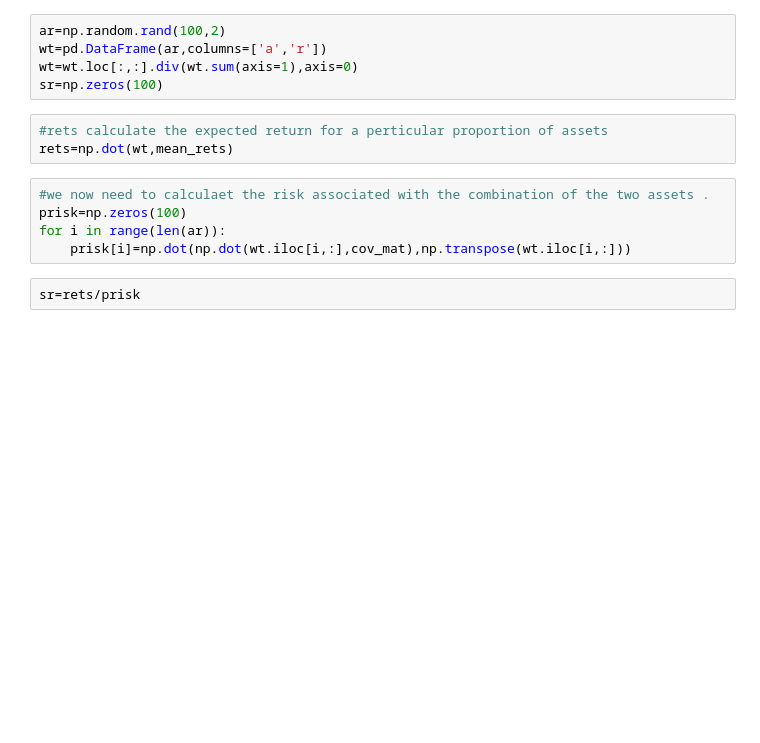
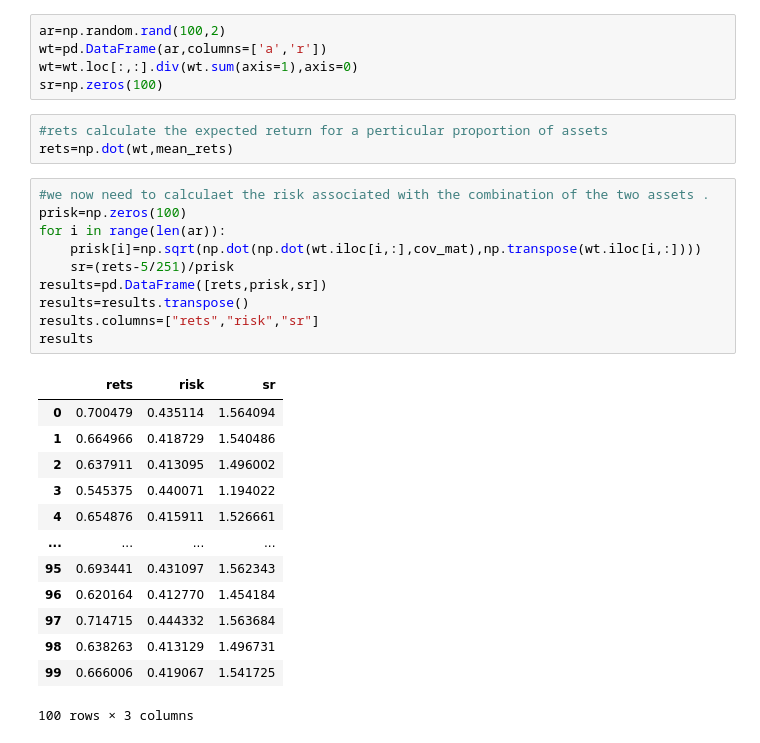
Before and after one commit to vishal2468/probability, a Jupyter notebook: portopt.ipynb, the cells around one changed output. Cells and saved outputs as stored; diff of their text form; blank space fills up the shorter version.

```diff
--- a/portopt.ipynb
+++ b/portopt.ipynb
@@ -47,8 +47,25 @@ rets=np.dot(wt,mean_rets)
 # %%
 #we now need to calculaet the risk associated with the combination of the two assets .
 prisk=np.zeros(100)
 for i in range(len(ar)):
-    prisk[i]=np.dot(np.dot(wt.iloc[i,:],cov_mat),np.transpose(wt.iloc[i,:]))
+    prisk[i]=np.sqrt(np.dot(np.dot(wt.iloc[i,:],cov_mat),np.transpose(wt.iloc[i,:])))
+    sr=(rets-5/251)/prisk
+results=pd.DataFrame([rets,prisk,sr])
+results=results.transpose()
+results.columns=["rets","risk","sr"]
+results
+# %% [output]
+|  | rets | risk | sr |
+| 0 | 0.700479 | 0.435114 | 1.564094 |
+| 1 | 0.664966 | 0.418729 | 1.540486 |
+| 2 | 0.637911 | 0.413095 | 1.496002 |
+| 3 | 0.545375 | 0.440071 | 1.194022 |
+| 4 | 0.654876 | 0.415911 | 1.526661 |
+| ... | ... | ... | ... |
+| 95 | 0.693441 | 0.431097 | 1.562343 |
+| 96 | 0.620164 | 0.412770 | 1.454184 |
+| 97 | 0.714715 | 0.444332 | 1.563684 |
+| 98 | 0.638263 | 0.413129 | 1.496731 |
+| 99 | 0.666006 | 0.419067 | 1.541725 |
+100 rows × 3 columns
-# %%
-sr=rets/prisk
 # %%
```
Also changed, not shown: parts of 3 cells of this notebook.
